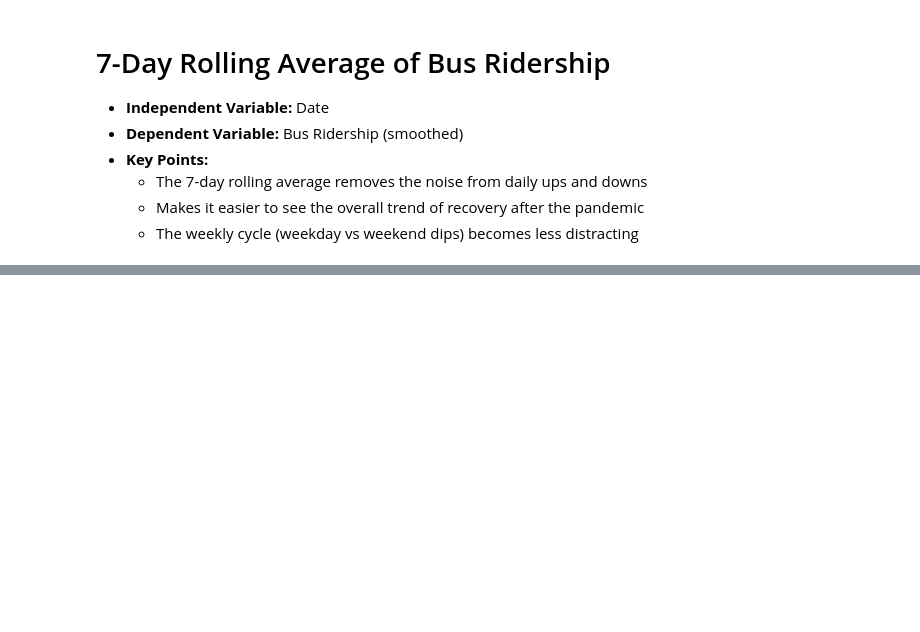
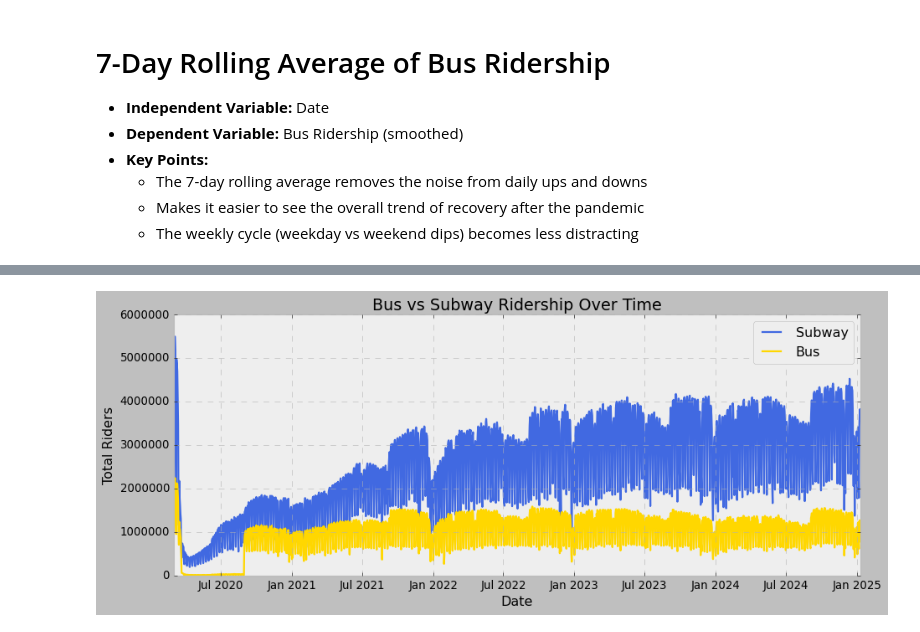
Before and after one commit to Reggie-Amedee-Tech/phase_1_project, a Jupyter notebook: notebooks/Amina_eda.ipynb, the cells around one changed output, grey strips where cells are left out. Cells and saved outputs as stored; diff of their text form; code cells hidden in the pictures; blank space fills up the shorter version.

```diff
--- a/notebooks/Amina_eda.ipynb
+++ b/notebooks/Amina_eda.ipynb
@@ -85,0 +97,14 @@ plt.show()
+# %%
+plt.style.use('bmh')  # set a clean style for the plot
+
+plt.figure(figsize=(12, 5))
+plt.plot(df['date'], df['subways_total_estimated_ridership'], color='royalblue', label='Subway')
+plt.plot(df['date'], df['buses_total_estimated_ridersip'], color='gold', label='Bus')
+plt.title('Bus vs Subway Ridership Over Time')
+plt.xlabel('Date')
+plt.ylabel('Total Riders')
+plt.legend()
+plt.tight_layout()
+plt.show()
+# %% [output]
+[figure, added]
```
Also changed, not shown: parts of 10 cells of this notebook.
